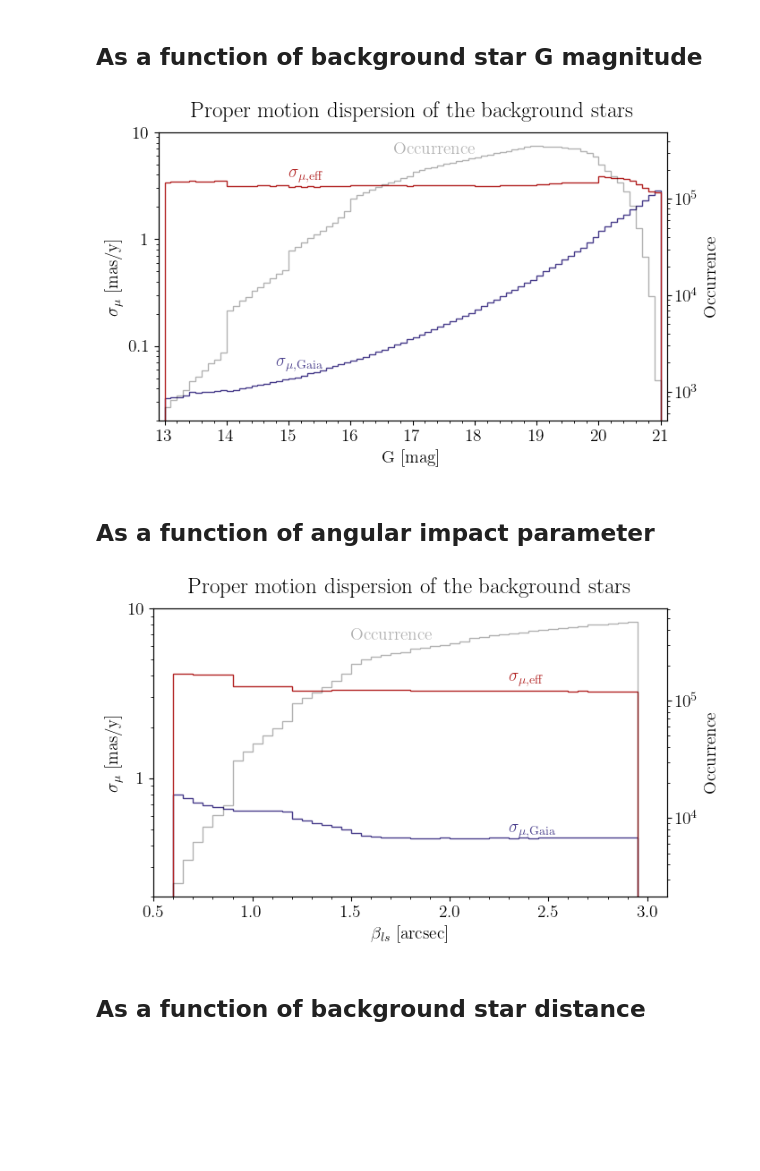
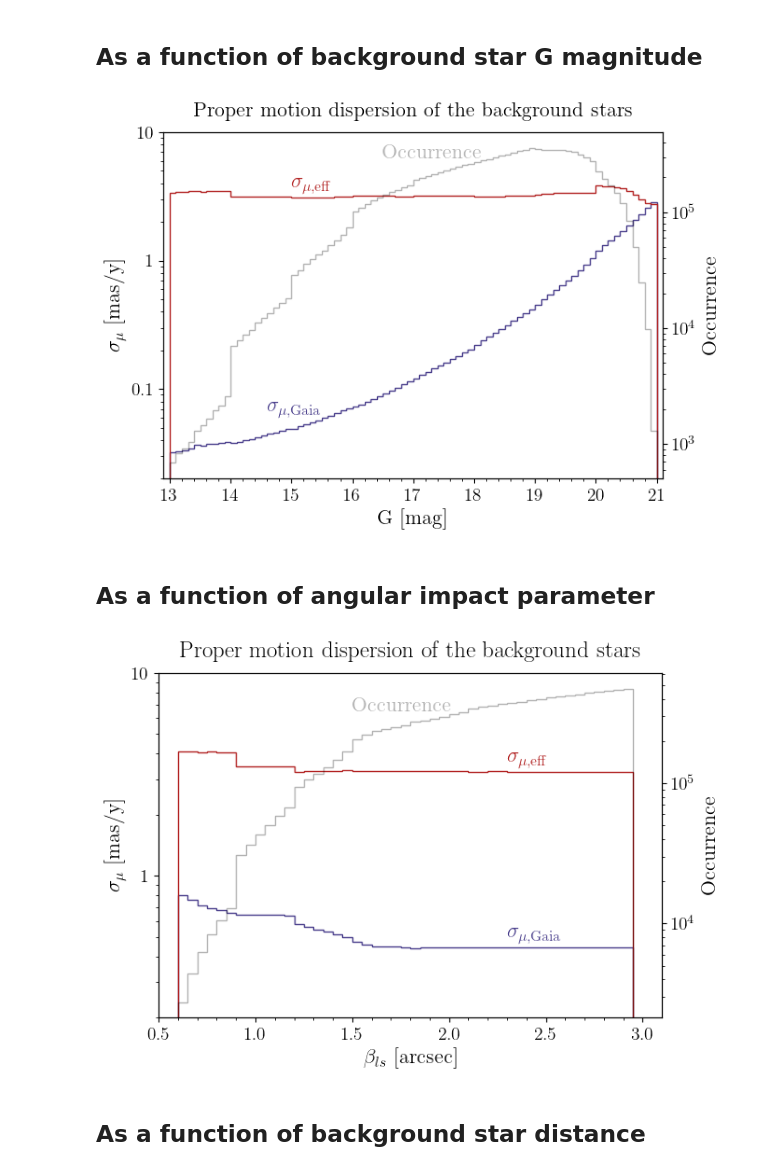
Before and after one commit to kenvantilburg/lens-velocity, a Jupyter notebook: star-star/make_plots.ipynb, the cells around one changed output. Drawn from its saved outputs; the diff is of its cells as text; code cells hidden in the pictures; blank space fills up the shorter version.

```diff
--- a/star-star/make_plots.ipynb
+++ b/star-star/make_plots.ipynb
@@ -70,7 +70,7 @@ map_count_2 = np.zeros(hp.nside2npix(nside));
 for idx, ipix in tqdm(enumerate(q_pix_1)):
     map_count_1[ipix] += 1
 # %%
-mpl.rcParams.update({'font.size': 20})
+mpl.rcParams.update({'font.size': 26})
 
 map = 1e-10 + map_count_1 / (hp.pixelfunc.nside2resol(nside))**2
 map_min = 1e-3 * np.max(map); map_max = np.max(map);
@@ -90,7 +90,7 @@ fig = plt.gcf()
 ax = plt.gca()
 image = ax.get_images()[0]
 cbar = fig.colorbar(image, ax=ax,fraction=0.015);
-cbar.set_label('[counts/sr]', fontsize=22)
+cbar.set_label('[counts/sr]', fontsize=26)
 
 mpl.rcParams.update({'font.size': fontsize})
 
@@ -119,7 +119,7 @@ map_count_2 = np.zeros(hp.nside2npix(nside));
 for idx, ipix in tqdm(enumerate(q_pix_1)):
     map_count_1[ipix] += 1
 # %%
-mpl.rcParams.update({'font.size': 20})
+mpl.rcParams.update({'font.size': 26})
 
 map = 1e-10 + map_count_1 / (hp.pixelfunc.nside2resol(nside))**2
 map_min = 1e-3 * np.max(map); map_max = np.max(map);
@@ -139,7 +139,7 @@ fig = plt.gcf()
 ax = plt.gca()
 image = ax.get_images()[0]
 cbar = fig.colorbar(image, ax=ax,fraction=0.015);
-cbar.set_label('[counts/sr]', fontsize=22)
+cbar.set_label('[counts/sr]', fontsize=26)
 
 mpl.rcParams.update({'font.size': fontsize})
 
@@ -419,34 +415,35 @@ pm_eff_error = np.histogram(df_back['phot_g_mean_mag'].to_numpy(), bins=bins,
 pm_eff_error = np.divide(pm_eff_error, gmag_counts, out=np.zeros(len(gmag_counts)), where=(gmag_counts>0) )
 # %%
 goldenratio = 1.61803
-fig, ax = plt.subplots(nrows=1, ncols=1, figsize=(4.5*goldenratio, 4.5))
+#fig, ax = plt.subplots(nrows=1, ncols=1, figsize=(4.5*goldenratio, 4.5))
+fig, ax = plt.subplots(nrows=1, ncols=1, figsize=(7, 5))
 colorlist = ['darkslateblue', 'firebrick', 'green', 'orange', 'black', 'purple']
-fonts = 14
+fonts = 16
 ax.minorticks_on()
 
 ax.hist(bins[:-1], bins=bins, log=True, density=False, histtype='step', weights=pm_error, color=colorlist[0]);
 ax.hist(bins[:-1], bins=bins, log=True, density=False, histtype='step', weights=pm_eff_error, color=colorlist[1]);
 
 ax2 = ax.twinx()
 ax2.hist(bins[:-1], bins=bins, log=True, density=False, histtype='step', weights=gmag_counts, color='k', alpha=0.3)
 
-ax.set_xlabel(r'G [mag]', fontsize = fonts); ax.set_ylabel(r'$\sigma_{\mu}$ [mas/y]', fontsize = fonts)
-ax2.set_ylabel(r'Occurrence', fontsize = fonts)
+ax.set_xlabel(r'G [mag]', fontsize = 16); ax.set_ylabel(r'$\sigma_{\mu}$ [mas/y]', fontsize = 16)
+ax2.set_ylabel(r'Occurrence', fontsize = 16)
 ax.set_xlim(12.9, 21.1); ax.set_ylim(0.02, 10)
 
 labels = [item.get_text() for item in ax.get_yticklabels()]
 labels[2] = '$\\mathdefault{0.1}$'; labels[3] = '$\\mathdefault{1}$'; labels[4] = '$\\mathdefault{10}$'
 ax.set_yticklabels(labels);
 
-ax.set_title('Proper motion dispersion of the background stars ', fontsize = 18, pad=12)
-ax.text(16.7, 6.3, 'Occurrence', color='k', alpha=0.3, fontsize = fonts)
-ax.text(15, 3.8, r'$\sigma_{\mu, \mathrm{eff}}$', color=colorlist[1], fontsize = fonts)
-ax.text(14.8, 0.065, r'$\sigma_{\mu, \mathrm{Gaia}}$', color=colorlist[0], fontsize = fonts)
+ax.set_title('Proper motion dispersion of the background stars ', fontsize = 16, pad=12)
+ax.text(16.5, 6.3, 'Occurrence', color='k', alpha=0.3, fontsize = fonts)
+ax.text(15, 3.6, r'$\sigma_{\mu, \mathrm{eff}}$', color=colorlist[1], fontsize = fonts)
+ax.text(14.6, 0.065, r'$\sigma_{\mu, \mathrm{Gaia}}$', color=colorlist[0], fontsize = fonts)
 
 fig.tight_layout()
-#fig.savefig(FigDir+'eff_error_g.pdf')
+fig.savefig(FigDir+'eff_error_g.pdf')
 # %% [output]
-[figure, old version]
+[figure, new version]
 # %% [markdown]
 ## As a function of angular impact parameter
 # %%
@@ -468,9 +465,10 @@ pm_eff_error = np.histogram(b_il_norm, bins=bins,
 pm_eff_error = np.divide(pm_eff_error, bil_counts, out=np.zeros(len(bil_counts)), where=(bil_counts>0))
 # %%
 goldenratio = 1.61803
-fig, ax = plt.subplots(nrows=1, ncols=1, figsize=(4.5*goldenratio, 4.5))
+#fig, ax = plt.subplots(nrows=1, ncols=1, figsize=(4.5*goldenratio, 4.5))
+fig, ax = plt.subplots(nrows=1, ncols=1, figsize=(7, 5))
 colorlist = ['darkslateblue', 'firebrick', 'green', 'orange', 'black', 'purple']
-fonts = 14
+fonts = 16
 ax.minorticks_on()
 
 
@@ -491,13 +489,13 @@ ax.set_yticklabels(labels);
 
 ax.set_title('Proper motion dispersion of the background stars ', fontsize = 18, pad=12)
 ax.text(1.5, 6.5, 'Occurrence', color='k', alpha=0.3, fontsize = fonts)
-ax.text(2.3, 3.7, r'$\sigma_{\mu, \mathrm{eff}}$', color=colorlist[1], fontsize = fonts)
-ax.text(2.3, 0.48, r'$\sigma_{\mu, \mathrm{Gaia}}$', color=colorlist[0], fontsize = fonts)
+ax.text(2.3, 3.6, r'$\sigma_{\mu, \mathrm{eff}}$', color=colorlist[1], fontsize = fonts)
+ax.text(2.3, 0.49, r'$\sigma_{\mu, \mathrm{Gaia}}$', color=colorlist[0], fontsize = fonts)
 
 fig.tight_layout()
 fig.savefig(FigDir+'eff_error_b.pdf')
 # %% [output]
-[figure, old version]
+[figure, new version]
 # %% [markdown]
 ## As a function of background star distance
 # %%
```
Also changed, not shown: parts of 4 cells of this notebook, 9 other files.
